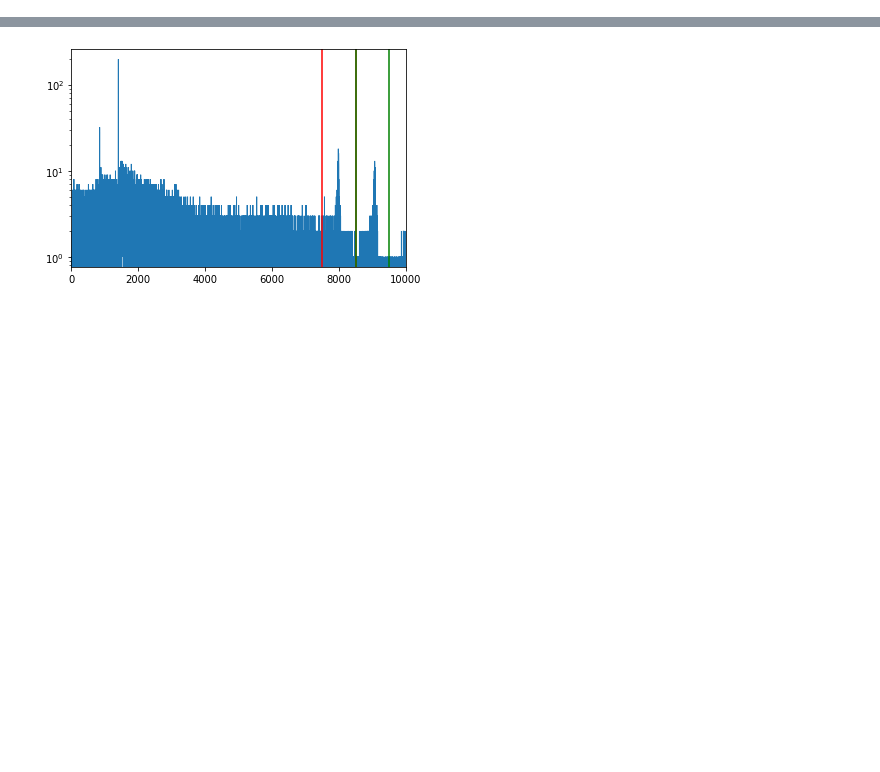
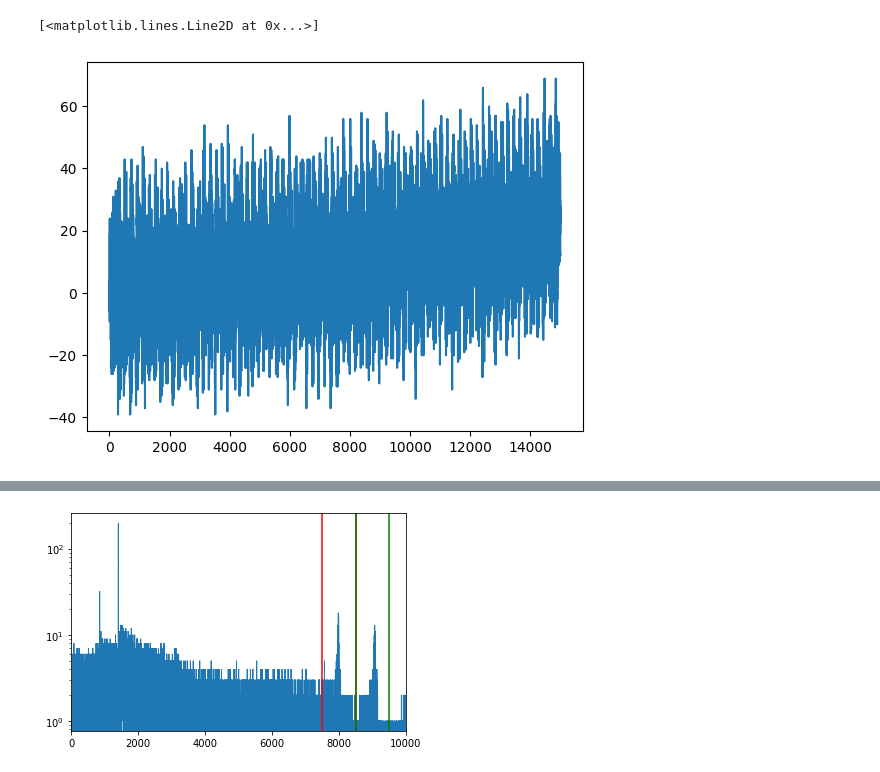
Before and after one commit to jbrowni2/processPygama, a Jupyter notebook: jupyter/rmsOfWaveform.ipynb, the cells around one changed output, grey strips where cells are left out. Drawn from its saved outputs; the diff is of its cells as text; code cells hidden in the pictures; blank space fills up the shorter version.

```diff
--- a/jupyter/rmsOfWaveform.ipynb
+++ b/jupyter/rmsOfWaveform.ipynb
@@ -16,0 +43,6 @@ t2_data = fd.get_df_multiple(run_list, 'Card1')
+# %%
+wf = wf - np.mean(wf[0:100])
+plt.plot(wf[0:15000])
+# %% [output]
+[<matplotlib.lines.Line2D at 0x...>]
+[figure, added]
```
Also changed, not shown: parts of 11 cells of this notebook, 18 other files.
